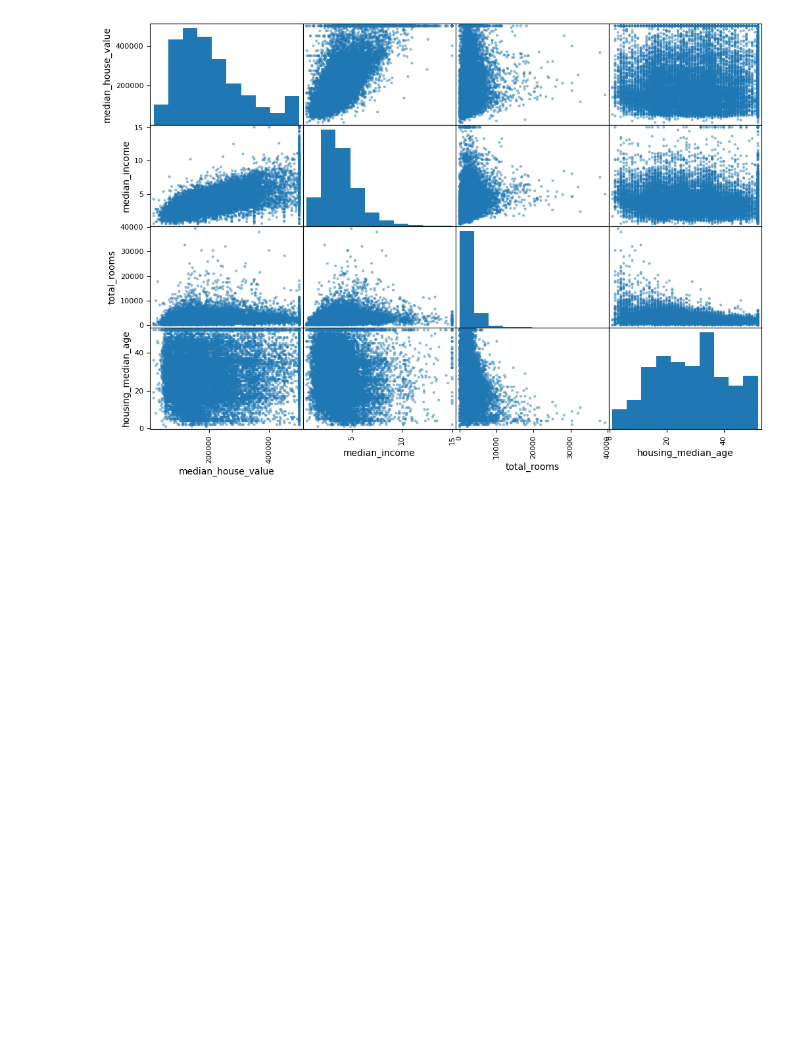
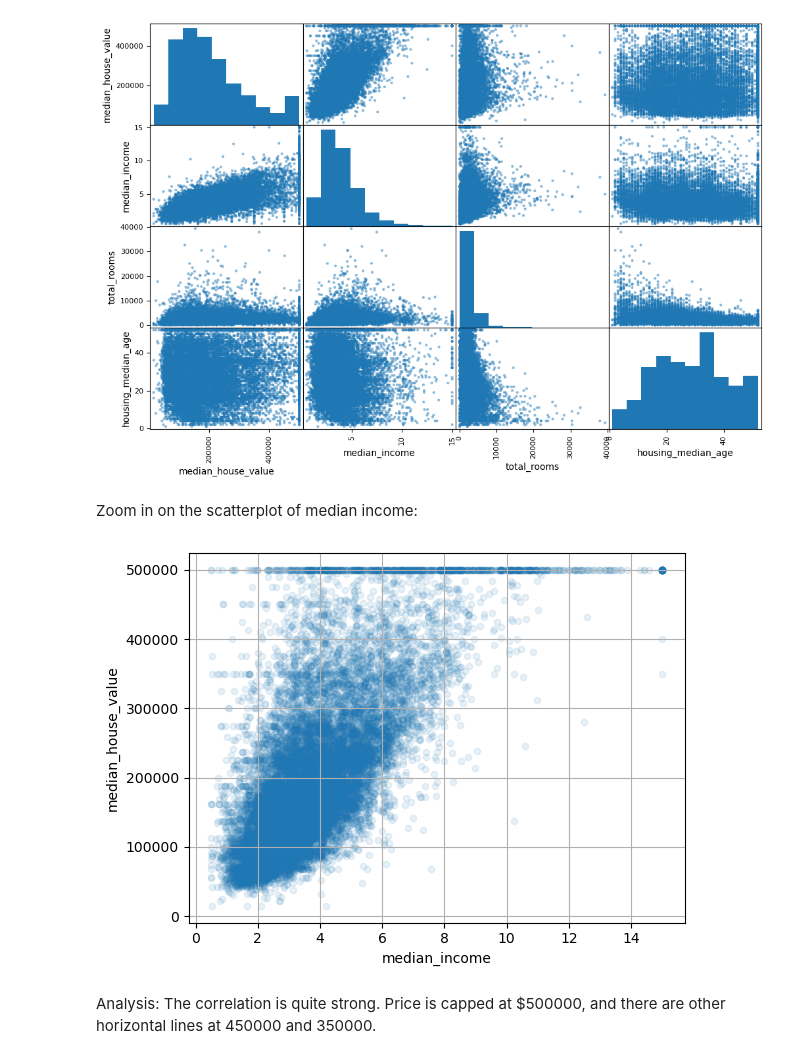
Before and after one commit to schr0841/coding_challenges, a Jupyter notebook: HOMLch2.ipynb, the cells around one changed output. Drawn from its saved outputs; the diff is of its cells as text; code cells hidden in the pictures; blank space fills up the shorter version.

```diff
--- a/HOMLch2.ipynb
+++ b/HOMLch2.ipynb
@@ -154,3 +154,12 @@ scatter_matrix( housing[attributes], figsize=(12,8))
 plt.show()
 # %% [output]
 [figure]
+# %% [markdown]
+Zoom in on the scatterplot of median income:
+# %%
+housing.plot(kind="scatter", x="median_income", y="median_house_value", alpha=0.1, grid=True)
+plt.show()
+# %% [output]
+[figure, added]
+# %% [markdown]
+Analysis: The correlation is quite strong. Price is capped at $500000, and there are other horizontal lines at 450000 and 350000.
```
Also changed, not shown: parts of 1 cell of this notebook.
